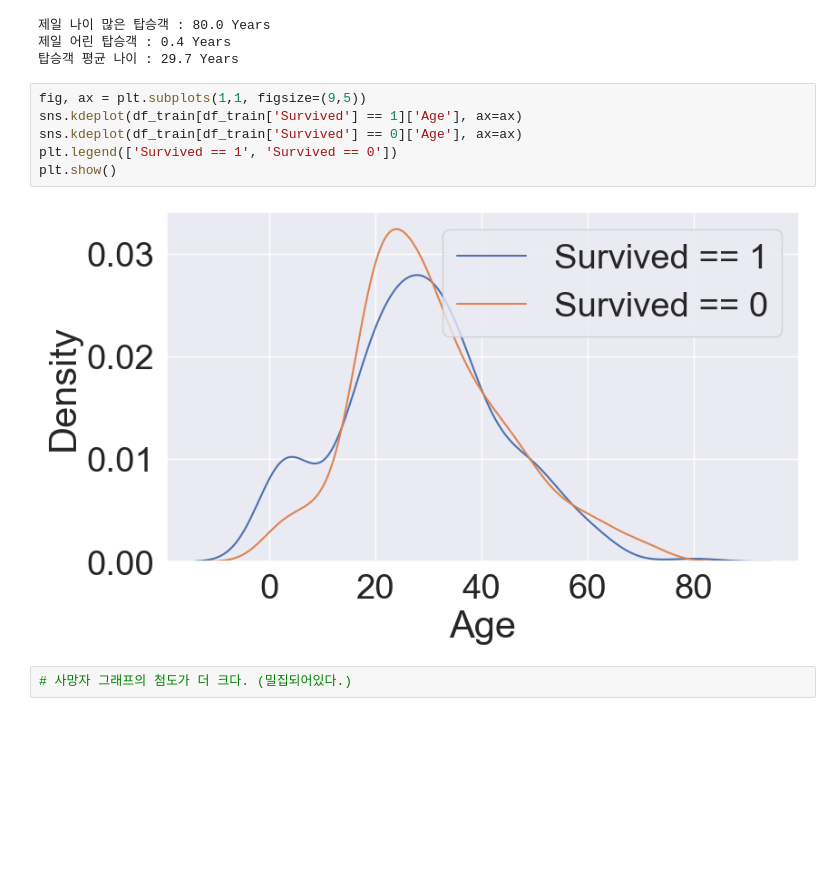
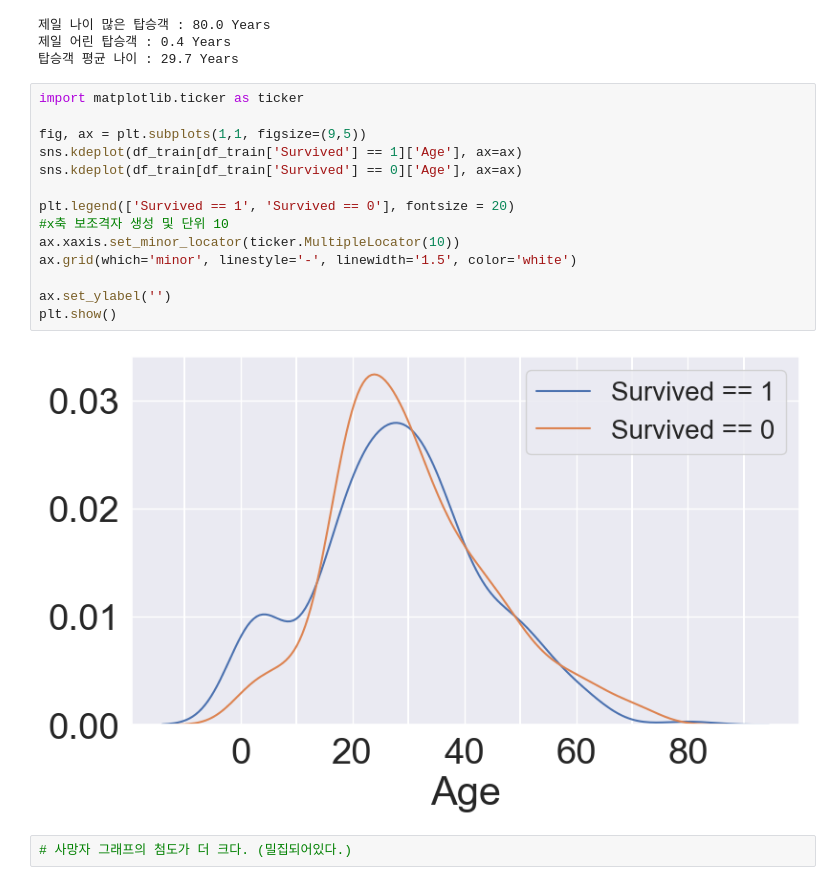
Before and after one commit to applesatang/Kaggle, a Jupyter notebook: 01_Titanic/Titanic_Study.ipynb, the cells around one changed output. Drawn from its saved outputs; the diff is of its cells as text; blank space fills up the shorter version.

```diff
--- a/01_Titanic/Titanic_Study.ipynb
+++ b/01_Titanic/Titanic_Study.ipynb
@@ -339,13 +351,21 @@ print('탑승객 평균 나이 : {:.1f} Years'.format(df_train['Age'].mean()))
 제일 어린 탑승객 : 0.4 Years
 탑승객 평균 나이 : 29.7 Years
 # %%
+import matplotlib.ticker as ticker
+
 fig, ax = plt.subplots(1,1, figsize=(9,5))
 sns.kdeplot(df_train[df_train['Survived'] == 1]['Age'], ax=ax)
 sns.kdeplot(df_train[df_train['Survived'] == 0]['Age'], ax=ax)
-plt.legend(['Survived == 1', 'Survived == 0'])
+
+plt.legend(['Survived == 1', 'Survived == 0'], fontsize = 20)
+#x축 보조격자 생성 및 단위 10
+ax.xaxis.set_minor_locator(ticker.MultipleLocator(10))
+ax.grid(which='minor', linestyle='-', linewidth='1.5', color='white')
+
+ax.set_ylabel('')
 plt.show()
 # %% [output]
-[figure, old version]
+[figure, new version]
 # %%
 # 사망자 그래프의 첨도가 더 크다. (밀집되어있다.)
 # %%
```
Also changed, not shown: parts of 30 cells of this notebook, 1 other file.
